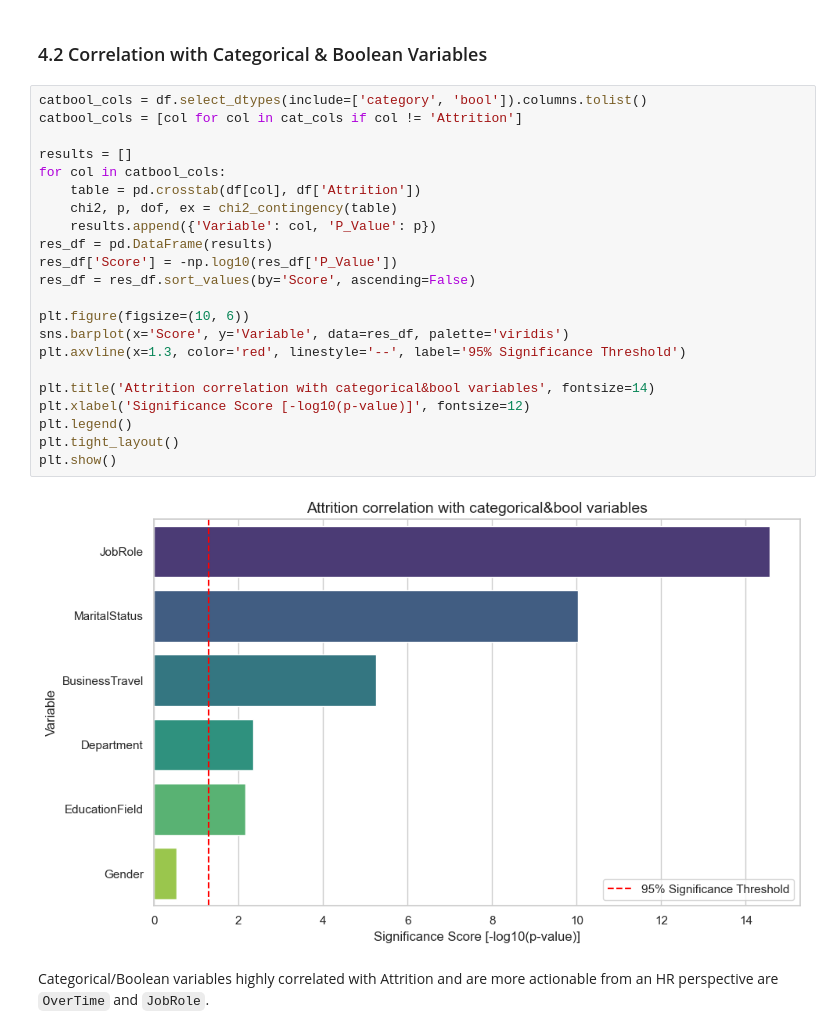
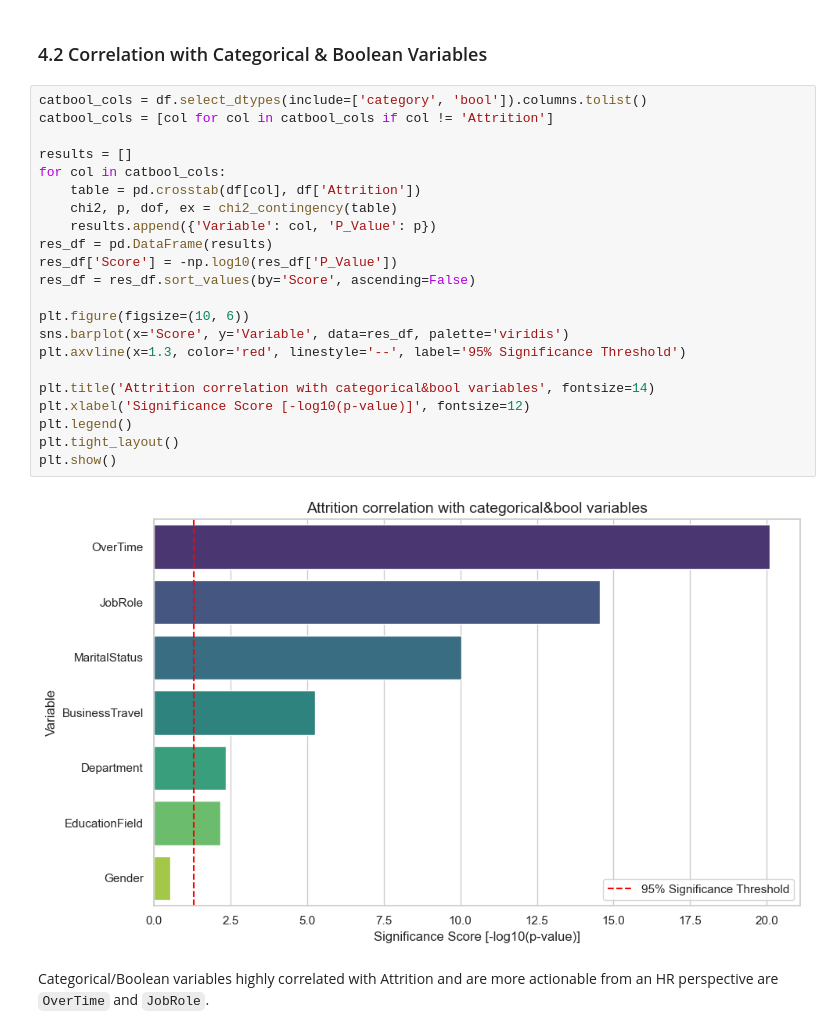
Before and after one commit to sofiahuang2225-prog/python-DM-group-k, a Jupyter notebook: EDA.ipynb, the cells around one changed output. Drawn from its saved outputs; the diff is of its cells as text.

```diff
--- a/EDA.ipynb
+++ b/EDA.ipynb
@@ -368,28 +368,28 @@ Numerical variables highly correlated with Attrition and are more actionable fro
 ### 4.2 Correlation with Categorical & Boolean Variables
 # %%
 catbool_cols = df.select_dtypes(include=['category', 'bool']).columns.tolist()
-catbool_cols = [col for col in cat_cols if col != 'Attrition']
+catbool_cols = [col for col in catbool_cols if col != 'Attrition']
 
 results = []
 for col in catbool_cols:
     table = pd.crosstab(df[col], df['Attrition'])
     chi2, p, dof, ex = chi2_contingency(table)
     results.append({'Variable': col, 'P_Value': p})
 res_df = pd.DataFrame(results)
 res_df['Score'] = -np.log10(res_df['P_Value'])
 res_df = res_df.sort_values(by='Score', ascending=False)
 
 plt.figure(figsize=(10, 6))
 sns.barplot(x='Score', y='Variable', data=res_df, palette='viridis')
 plt.axvline(x=1.3, color='red', linestyle='--', label='95% Significance Threshold')
 
 plt.title('Attrition correlation with categorical&bool variables', fontsize=14)
 plt.xlabel('Significance Score [-log10(p-value)]', fontsize=12)
 plt.legend()
 plt.tight_layout()
 plt.show()
 # %% [output]
-[figure, old version]
+[figure, new version]
 # %% [markdown]
 Categorical/Boolean variables highly correlated with Attrition and are more actionable from an HR perspective are `OverTime` and `JobRole`.
 # %% [markdown]
```
Also changed, not shown: parts of 3 cells of this notebook, 1 other file.
